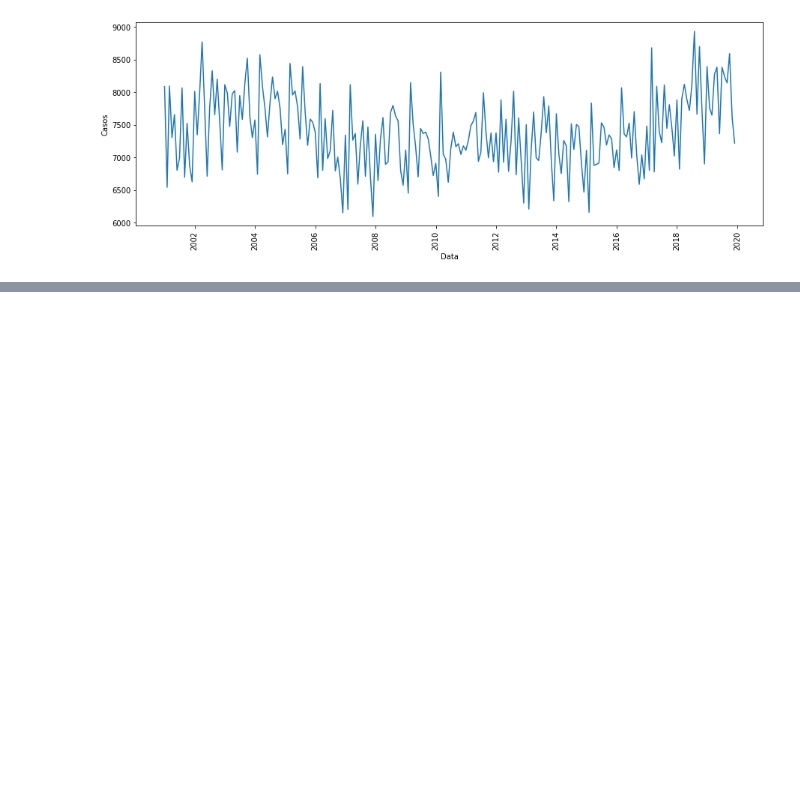
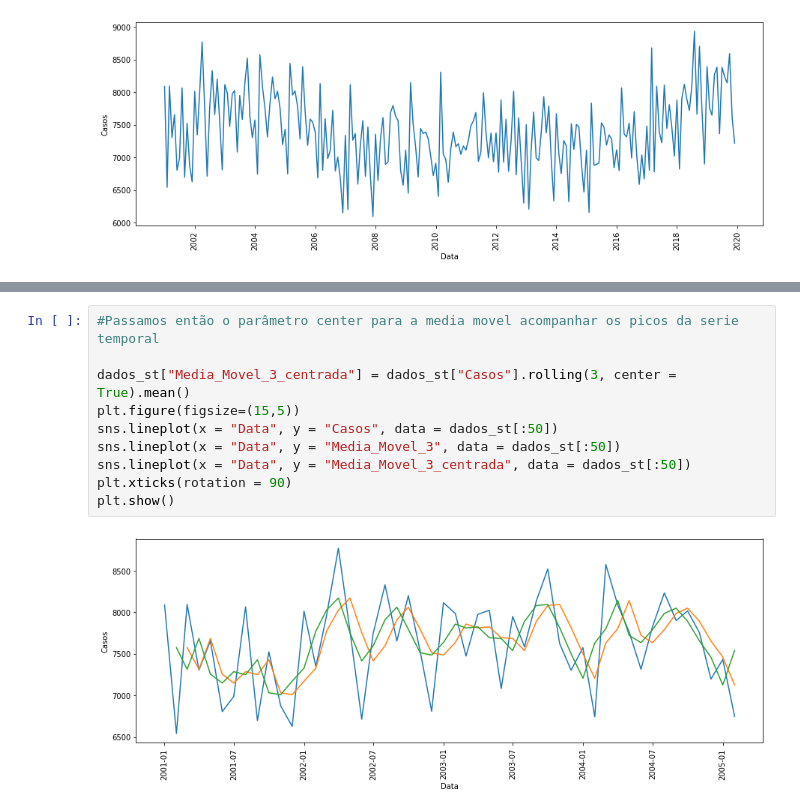
Before and after one commit to GuilhermeRuy97/BootcampDataScience, a Jupyter notebook: Analise_e_previsao_de_Series_Temporais.ipynb, the cells around one changed output, grey strips where cells are left out. Drawn from its saved outputs; the diff is of its cells as text; blank space fills up the shorter version.

```diff
--- a/Analise_e_previsao_de_Series_Temporais.ipynb
+++ b/Analise_e_previsao_de_Series_Temporais.ipynb
@@ -229,0 +278,12 @@ plt.show()
+# %%
+#Passamos então o parâmetro center para a media movel acompanhar os picos da serie temporal
+
+dados_st["Media_Movel_3_centrada"] = dados_st["Casos"].rolling(3, center = True).mean()
+plt.figure(figsize=(15,5))
+sns.lineplot(x = "Data", y = "Casos", data = dados_st[:50])
+sns.lineplot(x = "Data", y = "Media_Movel_3", data = dados_st[:50])
+sns.lineplot(x = "Data", y = "Media_Movel_3_centrada", data = dados_st[:50])
+plt.xticks(rotation = 90)
+plt.show()
+# %% [output]
+[figure, added]
```
Also changed, not shown: parts of 6 cells of this notebook.
